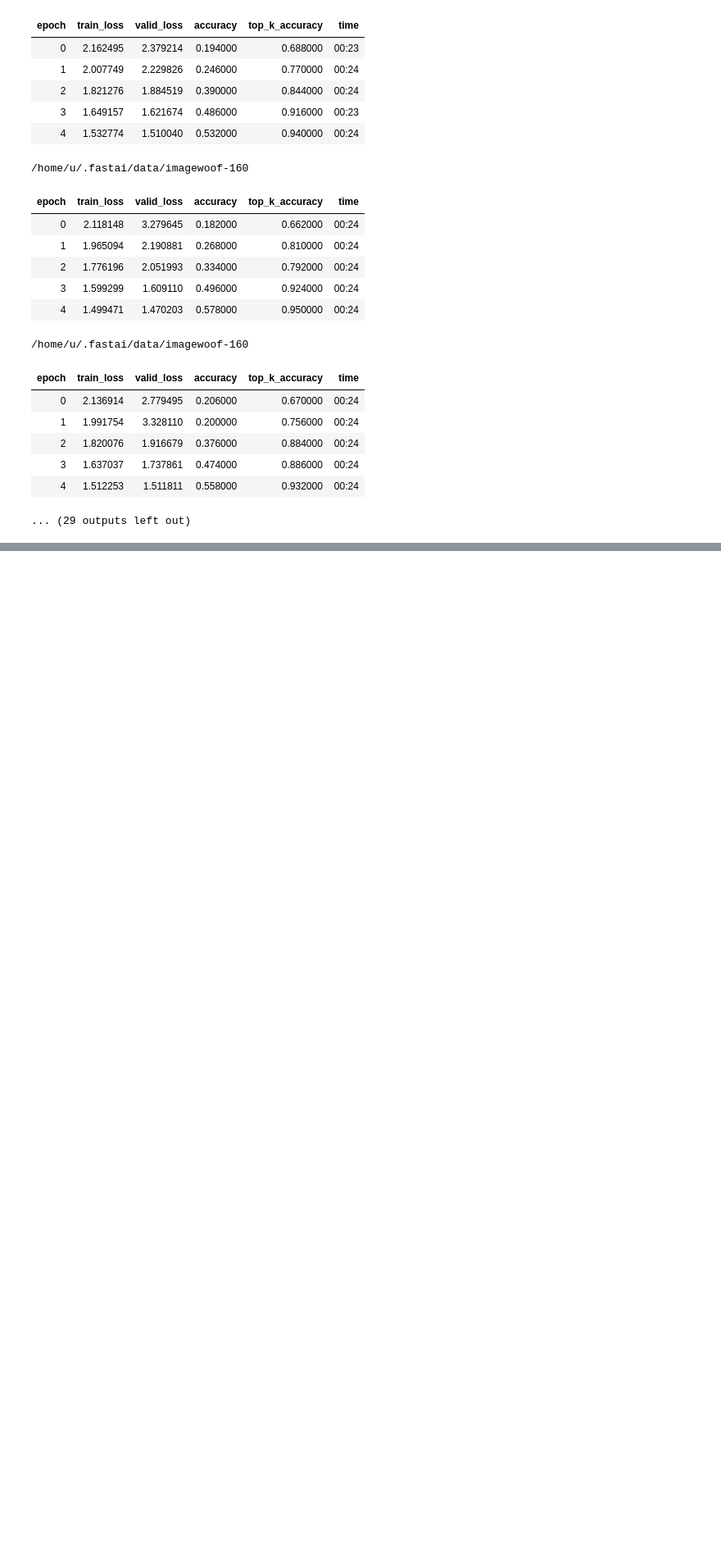
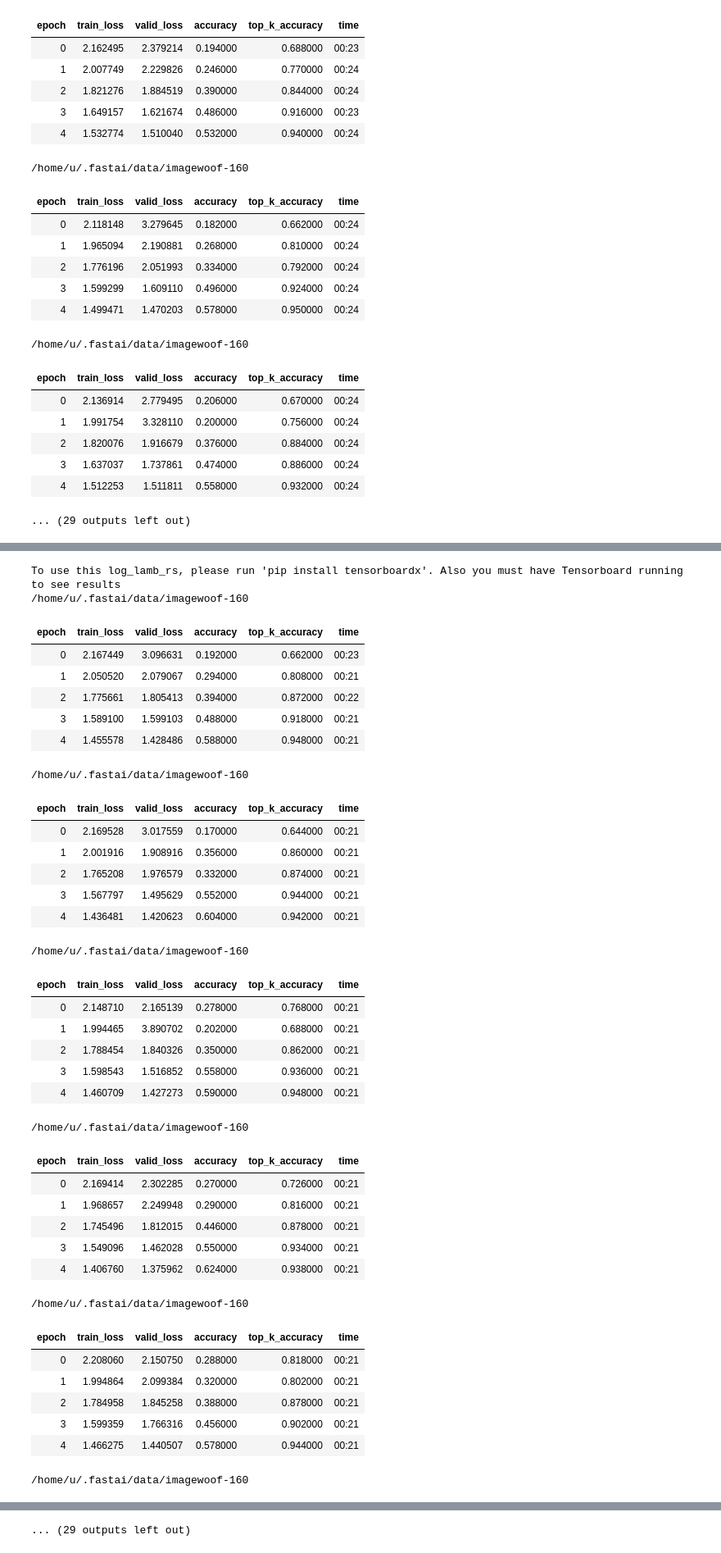
Before and after one commit to mgrankin/over9000, a Jupyter notebook: Imagewoof_128_5_epoch-bs64.ipynb, the cells around one changed output, grey strips where cells are left out. Shown at 82% size. Drawn from its saved outputs; the diff is of its cells as text; code cells hidden in the pictures; blank space fills up the shorter version.

```diff
--- a/Imagewoof_128_5_epoch-bs64.ipynb
+++ b/Imagewoof_128_5_epoch-bs64.ipynb
@@ -392,0 +395,41 @@
+# %%
+%run train.py --run 20 --woof 1 --size 128 --bs 64 --mixup 0 --sa 0 --epoch 5 --lr 1e-2 --gpu 2 \
+                --opt diffgrad
+# %% [output]
+To use this log_lamb_rs, please run 'pip install tensorboardx'. Also you must have Tensorboard running to see results
+/home/u/.fastai/data/imagewoof-160
+| epoch | train_loss | valid_loss | accuracy | top_k_accuracy | time |
+| 0 | 2.167449 | 3.096631 | 0.192000 | 0.662000 | 00:23 |
+| 1 | 2.050520 | 2.079067 | 0.294000 | 0.808000 | 00:21 |
+| 2 | 1.775661 | 1.805413 | 0.394000 | 0.872000 | 00:22 |
+| 3 | 1.589100 | 1.599103 | 0.488000 | 0.918000 | 00:21 |
+| 4 | 1.455578 | 1.428486 | 0.588000 | 0.948000 | 00:21 |
+/home/u/.fastai/data/imagewoof-160
+| epoch | train_loss | valid_loss | accuracy | top_k_accuracy | time |
+| 0 | 2.169528 | 3.017559 | 0.170000 | 0.644000 | 00:21 |
+| 1 | 2.001916 | 1.908916 | 0.356000 | 0.860000 | 00:21 |
+| 2 | 1.765208 | 1.976579 | 0.332000 | 0.874000 | 00:21 |
+| 3 | 1.567797 | 1.495629 | 0.552000 | 0.944000 | 00:21 |
+| 4 | 1.436481 | 1.420623 | 0.604000 | 0.942000 | 00:21 |
+/home/u/.fastai/data/imagewoof-160
+| epoch | train_loss | valid_loss | accuracy | top_k_accuracy | time |
+| 0 | 2.148710 | 2.165139 | 0.278000 | 0.768000 | 00:21 |
+| 1 | 1.994465 | 3.890702 | 0.202000 | 0.688000 | 00:21 |
+| 2 | 1.788454 | 1.840326 | 0.350000 | 0.862000 | 00:21 |
+| 3 | 1.598543 | 1.516852 | 0.558000 | 0.936000 | 00:21 |
+| 4 | 1.460709 | 1.427273 | 0.590000 | 0.948000 | 00:21 |
+/home/u/.fastai/data/imagewoof-160
+| epoch | train_loss | valid_loss | accuracy | top_k_accuracy | time |
+| 0 | 2.169414 | 2.302285 | 0.270000 | 0.726000 | 00:21 |
+| 1 | 1.968657 | 2.249948 | 0.290000 | 0.816000 | 00:21 |
+| 2 | 1.745496 | 1.812015 | 0.446000 | 0.878000 | 00:21 |
+| 3 | 1.549096 | 1.462028 | 0.550000 | 0.934000 | 00:21 |
+| 4 | 1.406760 | 1.375962 | 0.624000 | 0.938000 | 00:21 |
+/home/u/.fastai/data/imagewoof-160
+| epoch | train_loss | valid_loss | accuracy | top_k_accuracy | time |
+| 0 | 2.208060 | 2.150750 | 0.288000 | 0.818000 | 00:21 |
+| 1 | 1.994864 | 2.099384 | 0.320000 | 0.802000 | 00:21 |
+| 2 | 1.784958 | 1.845258 | 0.388000 | 0.878000 | 00:21 |
+| 3 | 1.599359 | 1.766316 | 0.456000 | 0.902000 | 00:21 |
+| 4 | 1.466275 | 1.440507 | 0.578000 | 0.944000 | 00:21 |
+/home/u/.fastai/data/imagewoof-160
@@ -392,0 +442 @@
+... (29 outputs left out)
```
Also changed, not shown: parts of 4 cells of this notebook, 5 other files.
